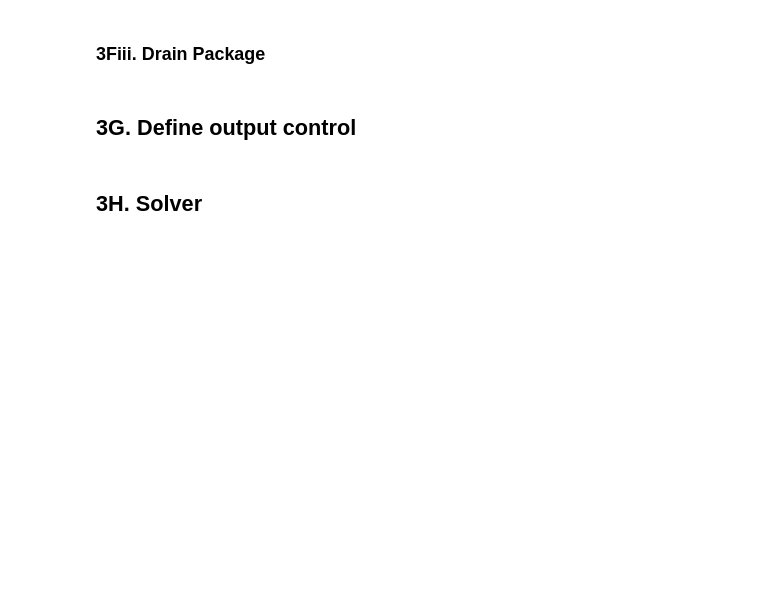
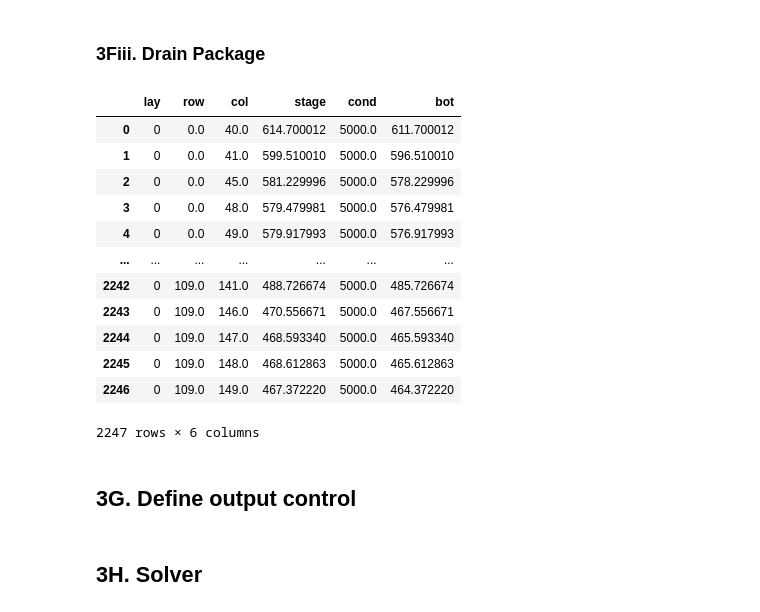
Before and after one commit to iordach1/GEOL572-GRL, a Jupyter notebook: GRL-Model.ipynb, the cells around one changed output. Cells and saved outputs as stored; diff of their text form; code cells hidden in the pictures; blank space fills up the shorter version.

```diff
--- a/GRL-Model.ipynb
+++ b/GRL-Model.ipynb
@@ -431,2 +451,21 @@ riv = flopy.modflow.mfriv.ModflowRiv(model=m, ipakcb=None,stress_period_data=riv
 # %% [markdown]
 ### 3Fiii. Drain Package
+# %%
+riverdata
+arriv
+dfriv
+#botgrids
+# %% [output]
+|  | lay | row | col | stage | cond | bot |
+| 0 | 0 | 0.0 | 40.0 | 614.700012 | 5000.0 | 611.700012 |
+| 1 | 0 | 0.0 | 41.0 | 599.510010 | 5000.0 | 596.510010 |
+| 2 | 0 | 0.0 | 45.0 | 581.229996 | 5000.0 | 578.229996 |
+| 3 | 0 | 0.0 | 48.0 | 579.479981 | 5000.0 | 576.479981 |
+| 4 | 0 | 0.0 | 49.0 | 579.917993 | 5000.0 | 576.917993 |
+| ... | ... | ... | ... | ... | ... | ... |
+| 2242 | 0 | 109.0 | 141.0 | 488.726674 | 5000.0 | 485.726674 |
+| 2243 | 0 | 109.0 | 146.0 | 470.556671 | 5000.0 | 467.556671 |
+| 2244 | 0 | 109.0 | 147.0 | 468.593340 | 5000.0 | 465.593340 |
+| 2245 | 0 | 109.0 | 148.0 | 468.612863 | 5000.0 | 465.612863 |
+| 2246 | 0 | 109.0 | 149.0 | 467.372220 | 5000.0 | 464.372220 |
+2247 rows × 6 columns
```
Also changed, not shown: parts of 10 cells of this notebook.
